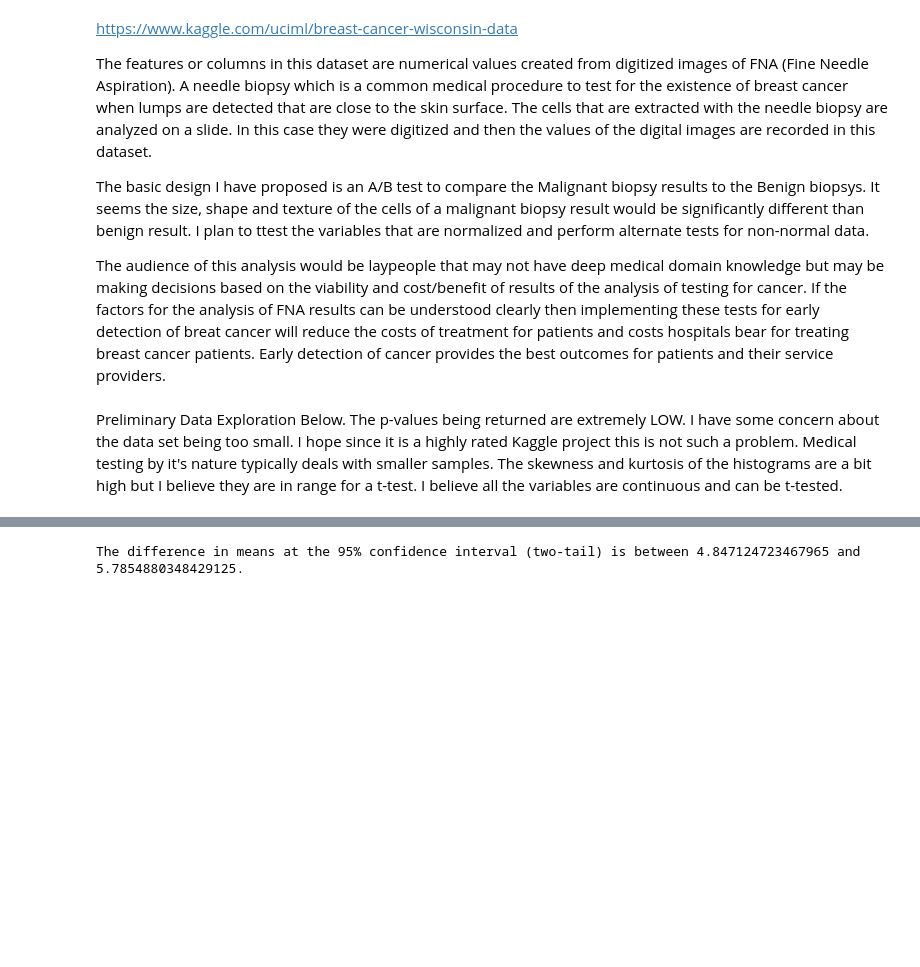
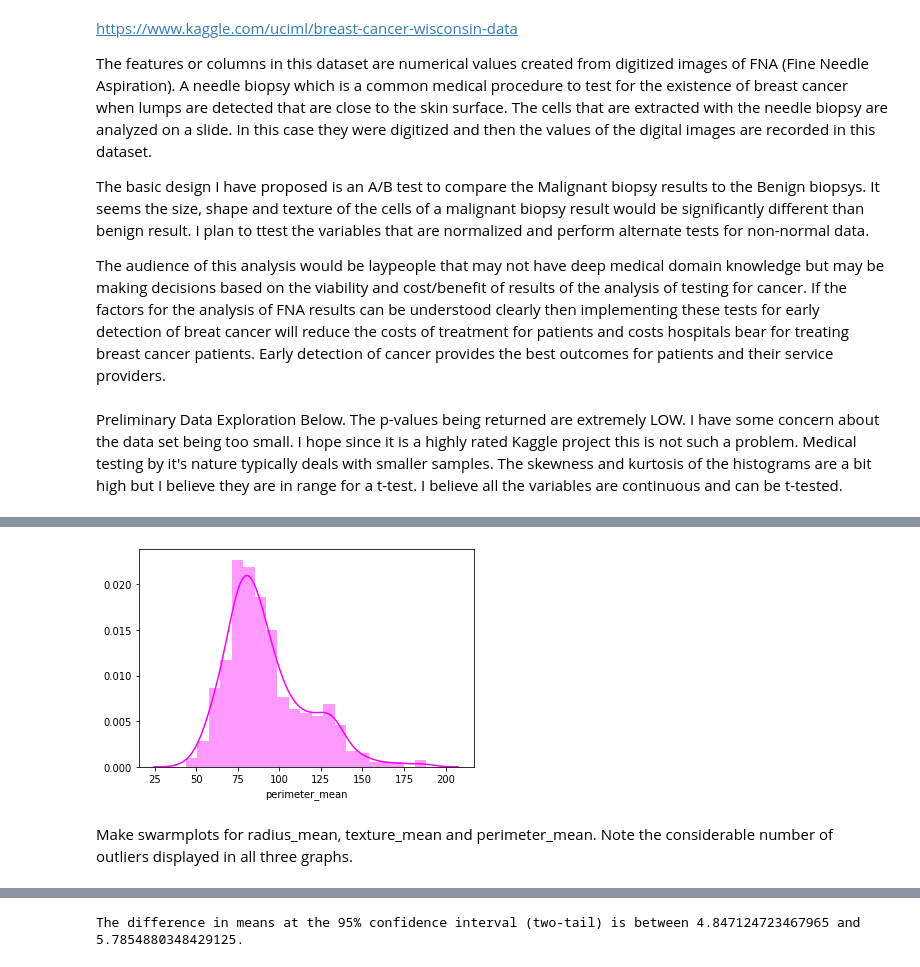
Before and after one commit to brianfarrelly/data, a Jupyter notebook: report_cap1.ipynb, the cells around one changed output, grey strips where cells are left out. Cells and saved outputs as stored; diff of their text form; code cells hidden in the pictures; blank space fills up the shorter version.

```diff
--- a/report_cap1.ipynb
+++ b/report_cap1.ipynb
@@ -262,0 +147,6 @@ Ttest_indResult(statistic=26.405212979192665, pvalue=8.43625103617473e-101)
+# %%
+ax = sns.distplot(bcdata['perimeter_mean'], color='magenta')
+# %% [output]
+[figure, added]
+# %% [markdown]
+Make swarmplots for radius_mean, texture_mean and perimeter_mean. Note the considerable number of outliers displayed in all three graphs.
```
Also changed, not shown: parts of 140 cells of this notebook.
